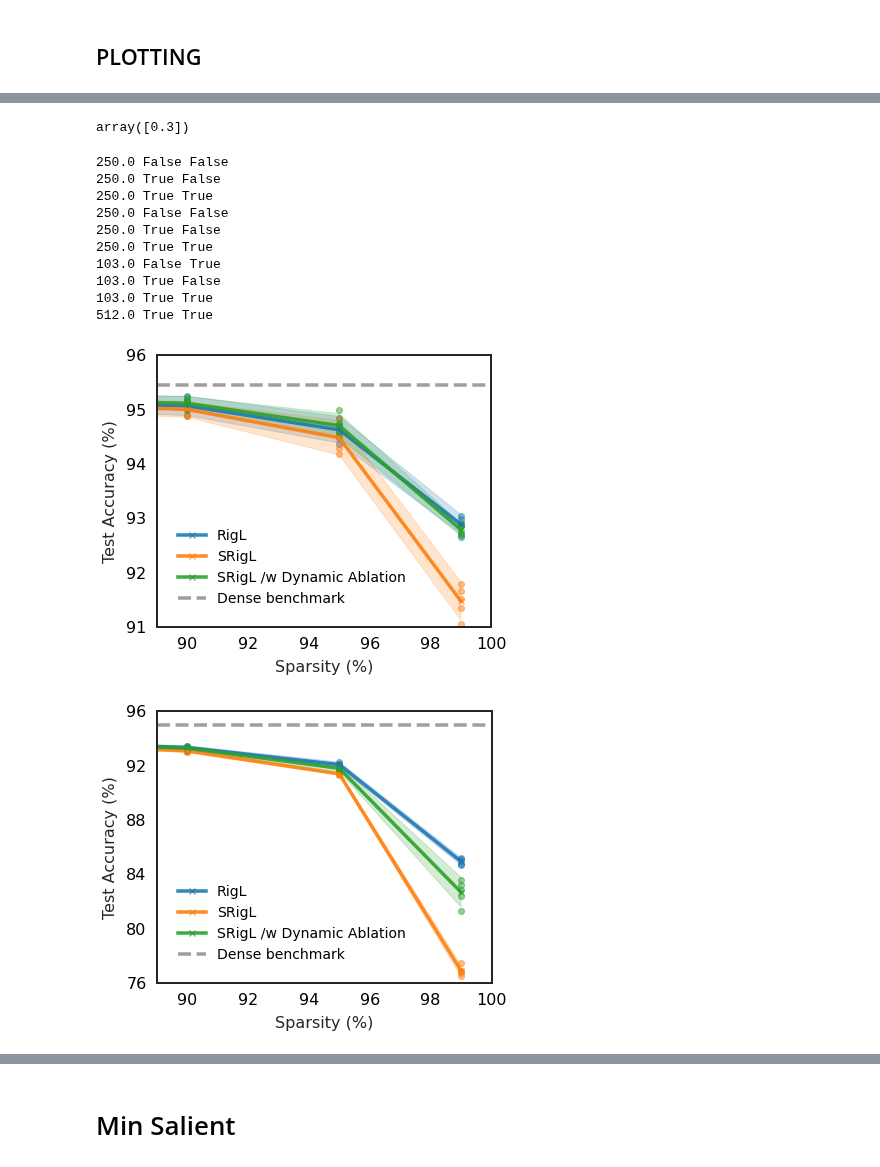
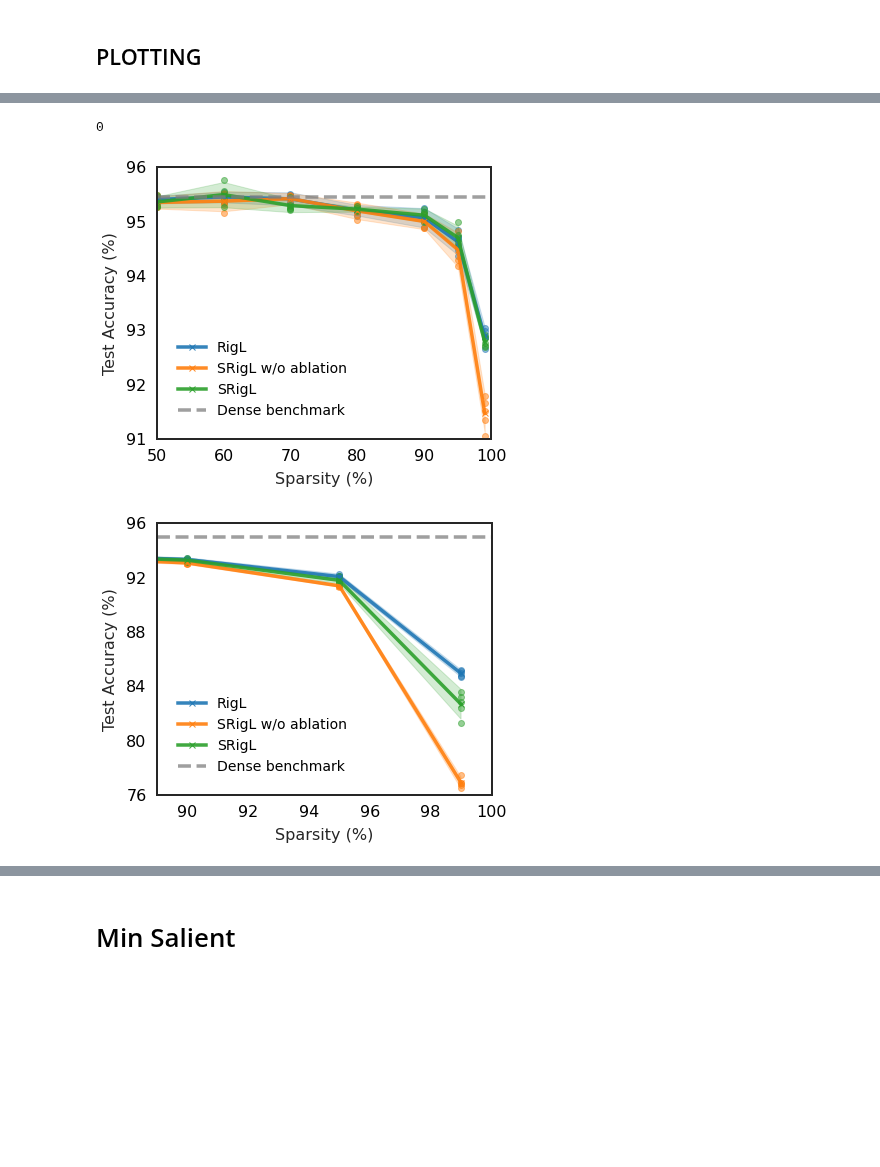
Before and after one commit to calgaryml/condensed-sparsity, a Jupyter notebook: notebooks/final_results.ipynb, the cells around one changed output, grey strips where cells are left out. Saved outputs shown, nothing was run; the diff lists cells and outputs as text; code cells hidden in the pictures; blank space fills up the shorter version.

```diff
--- a/notebooks/final_results.ipynb
+++ b/notebooks/final_results.ipynb
@@ -508,3 +518,0 @@ print(d)
-# %%
-for i,x in enumerate([1,2,3]):
-    print(i)
@@ -558,13 +550,18 @@ def series_name_plot_mapper(const_fan_in: bool, dynamic_ablation: bool, epoch_va
     epoch_values = sorted(epoch_values)
     epoch_color_value_inc = {epoch: 2+i for i, epoch in enumerate(epoch_values)}
     if const_fan_in and dynamic_ablation:
-        name = "SRigL /w Dynamic Ablation"
+        name = "SRigL"
         if len (epoch_values) >1:
             steps_multiplier = round(epoch / epoch_values[0])
-            name = name + f" x{steps_multiplier}"
+            # if steps_multiplier == 1:
+            #     color=_COLORS[2]
+            # else:
+            #     color=_COLORS[epoch_color_value_inc[epoch]]
+            if steps_multiplier != 1:
+                name = name + f" x{steps_multiplier}"
         return name, _COLORS[epoch_color_value_inc[epoch]]
     elif const_fan_in and not dynamic_ablation:
-        return "SRigL", _COLORS[1]
+        return "SRigL w/o ablation", _COLORS[1]
     elif not const_fan_in:
         return "RigL", _COLORS[0]
     else:
@@ -699,13 +629,9 @@ with open("plt_plot_style.mplstyle", "w") as handle:
   handle.write(style)
 
 plt.style.use("./plt_plot_style.mplstyle")
-# %%
-resnet18.loc[resnet18["rigl.dynamic_ablation"]==True]["rigl.min_salient_weights_per_neuron"].unique()
-# %% [output]
-array([0.3])
 # %%
 
-def get_accuracy_vs_sparsity_plot(model_name, ids, dense_benchmark_value, plot_99_sparsity=True, ylim=[0.9,1.0], xlim=[0.49,1.0], plot_error_bars: bool = True):
+def get_accuracy_vs_sparsity_plot(model_name, ids, dense_benchmark_value, plot_99_sparsity=True, ylim=[0.9,1.0], xlim=[0.49,1.0], plot_error_bars: bool = True, x_ticks = None, sparse_benchmarks=None):
     # _BENCHMARK_VALUE = 0.9506
 
     plot_df = df.loc[ids].copy().sort_values(by="rigl.dense_allocation")
@@ -716,7 +642,27 @@ def get_accuracy_vs_sparsity_plot(model_name, ids, dense_benchmark_value, plot_9
     plot_df["sparsity"] = (1-plot_df["rigl.dense_allocation"])*100
     plot_df["best_accuracy"] = plot_df["best_accuracy"]*100
     plot_dfs = []
-    fig, ax = plt.subplots(figsize=(6,5))
+    fig, ax = plt.subplots(figsize=_FIG_SIZE)
+
+    if sparse_benchmarks is not None:
+        # these_colors = sns.color_palette("Set2")
+        color = sns.color_palette("tab10").as_hex()[5]
+
+        for idx, method in enumerate(sparse_benchmarks["method"].unique()):
+            print(idx)
+            df_slice = sparse_benchmarks.loc[(sparse_benchmarks["method"] == method)]
+            # color=these_colors[idx]
+            ax.plot(
+                df_slice["sparsity"], df_slice["mean"],  marker='o', color=color, alpha=0.9, label=method
+            )
+            if plot_error_bars:
+                ax.fill_between(
+                    df_slice["sparsity"],
+                    df_slice["upper_bound"],
+                    df_slice["lower_bound"],
+                    color=color,
+                    alpha=0.20
+                )
 
 
     for idx, (epoch, fan_in, dynamic_ablation) in enumerate(plot_df.groupby(["epoch", "rigl.const_fan_in", "rigl.dynamic_ablation"], dropna=False).count().index.unique()):
@@ -740,12 +686,14 @@ def get_accuracy_vs_sparsity_plot(model_name, ids, dense_benchmark_value, plot_9
             df_slice["sparsity"], df_slice["best_accuracy"], marker='o', color=color, alpha=0.5
         )
 
+
+
+
     ax.plot(xlim, [dense_benchmark_value*100, dense_benchmark_value*100], "--",  label="Dense benchmark", color=_COLORS[-3], alpha=0.75)
     model_name_dict = dict(
         resnet18="ResNet18",
         wide_resnet22="WideResNet22"
     )
-    #plt.title(f"{model_name_dict[_MODEL]} CIFAR-10 Validation Set Accuracy vs. Sparsity")
     plt.xlabel('Sparsity (%)')
     plt.ylabel('Test Accuracy (%)')
     handles, labels = ax.get_legend_handles_labels()
@@ -757,54 +705,49 @@ def get_accuracy_vs_sparsity_plot(model_name, ids, dense_benchmark_value, plot_9
     y_tick_eps = (max(ylim) - min(ylim))/tick_spaces
     y_ticks = [min(ylim)+y_tick_eps*x for x in range(tick_spaces+1)]
     ax.set_yticks(y_ticks)
+    if x_ticks is not None:
+        ax.set_xticks(x_ticks)
     # ax.set_yscale("log")
     fig_name = f"{model_name}_cifar_results"
-    fig.savefig(f"{model_name}.png", dpi=600, bbox_inches="tight")
-    fig.savefig(f"{model_name}.svg",format="svg", bbox_inches="tight")
+    fig.savefig(f"../fig/{model_name}.png", dpi=600, bbox_inches="tight")
+    fig.savefig(f"../fig/{model_name}.svg",format="svg", bbox_inches="tight")
     return fig
 
 resnet18_params=dict(
     ids = resnet_ids,
     model_name ="../fig/resnet18",
     dense_benchmark_value = _RESNET18_BENCHMARK,
     plot_99_sparsity=True,
     ylim=[91,96],
-    xlim=[89,100]
+    xlim=[50,100]
 )
 
 wide_resnet22_params=dict(
     ids = wide_res_ids,
     model_name ="../fig/wide_resnet22",
     dense_benchmark_value = _WIDE_RESNET_BENCHMARK,
     plot_99_sparsity=True,
     ylim=[76,96],
     xlim=[89,100]
 )
 
 imagenet_params=dict(
     ids = imagenet.index.to_list(),
     model_name ="../fig/resnet50",
     dense_benchmark_value = _IMAGENET_BENCHMARK,
     plot_99_sparsity=True,
-    ylim=[48,80],
-    xlim=[78,100],
-    plot_error_bars=True
+    ylim=[48,78],
+    xlim=[74,100],
+    plot_error_bars=True,
+    sparse_benchmarks = structured_sparse_benchmarks
+    # x_ticks=[80,90,95,99],
 )
 
 fig = get_accuracy_vs_sparsity_plot(**resnet18_params)
 fig = get_accuracy_vs_sparsity_plot(**wide_resnet22_params)
 fig = get_accuracy_vs_sparsity_plot(**imagenet_params)
 fig.show()
 # %% [output]
-250.0 False False
-250.0 True False
-250.0 True True
-250.0 False False
-250.0 True False
-250.0 True True
-103.0 False True
-103.0 True False
-103.0 True True
-512.0 True True
+0
-[figure, old version]
+[figure, new version]
-[figure, old version]
+[figure, new version]
```
Also changed, not shown: parts of 44 cells of this notebook.
